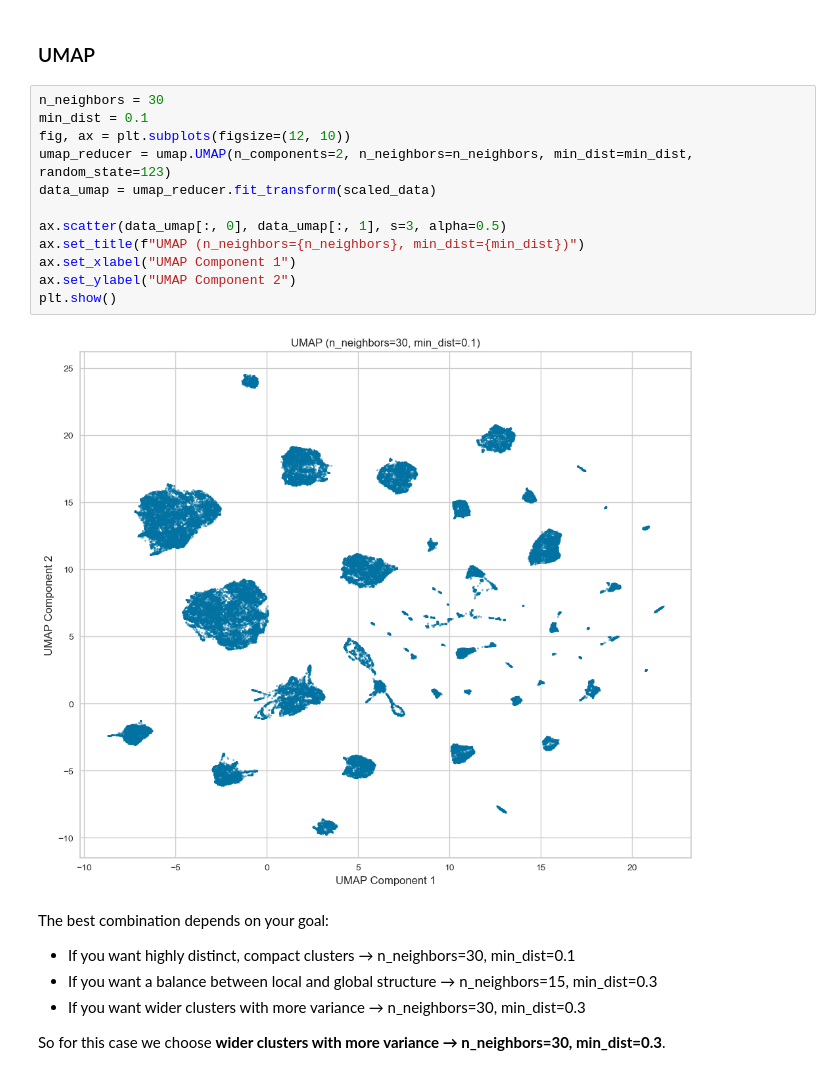
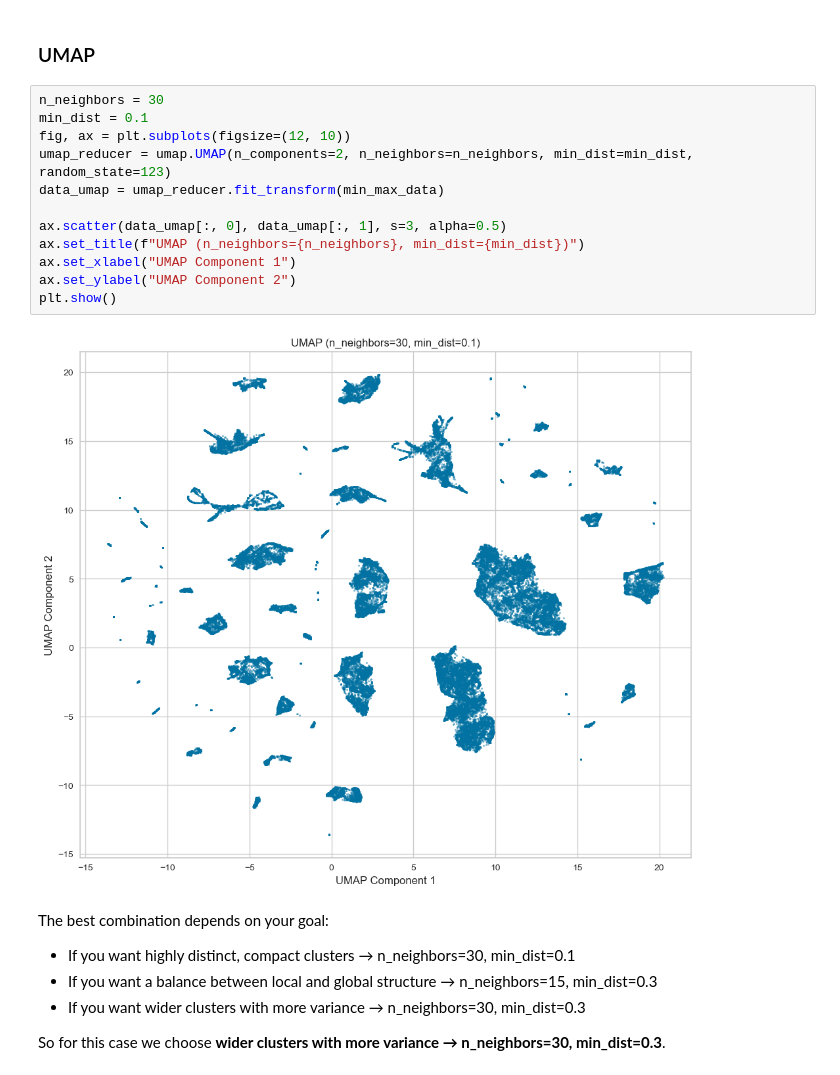
Before and after one commit to gugaaa1904/BC, a Jupyter notebook: Case 1.ipynb, the cells around one changed output. Cells and saved outputs as stored; diff of their text form.

```diff
--- a/Case 1.ipynb
+++ b/Case 1.ipynb
@@ -823,17 +817,17 @@ PCA Reduced Data Shape: (69877, 15)
 # %%
 n_neighbors = 30
 min_dist = 0.1
 fig, ax = plt.subplots(figsize=(12, 10))
 umap_reducer = umap.UMAP(n_components=2, n_neighbors=n_neighbors, min_dist=min_dist, random_state=123)
-data_umap = umap_reducer.fit_transform(scaled_data)
+data_umap = umap_reducer.fit_transform(min_max_data)
 
 ax.scatter(data_umap[:, 0], data_umap[:, 1], s=3, alpha=0.5)
 ax.set_title(f"UMAP (n_neighbors={n_neighbors}, min_dist={min_dist})")
 ax.set_xlabel("UMAP Component 1")
 ax.set_ylabel("UMAP Component 2")
 plt.show()
 # %% [output]
-[figure, old version]
+[figure, new version]
 # %% [markdown]
 The best combination depends on your goal:
 
```
Also changed, not shown: parts of 20 cells of this notebook.
